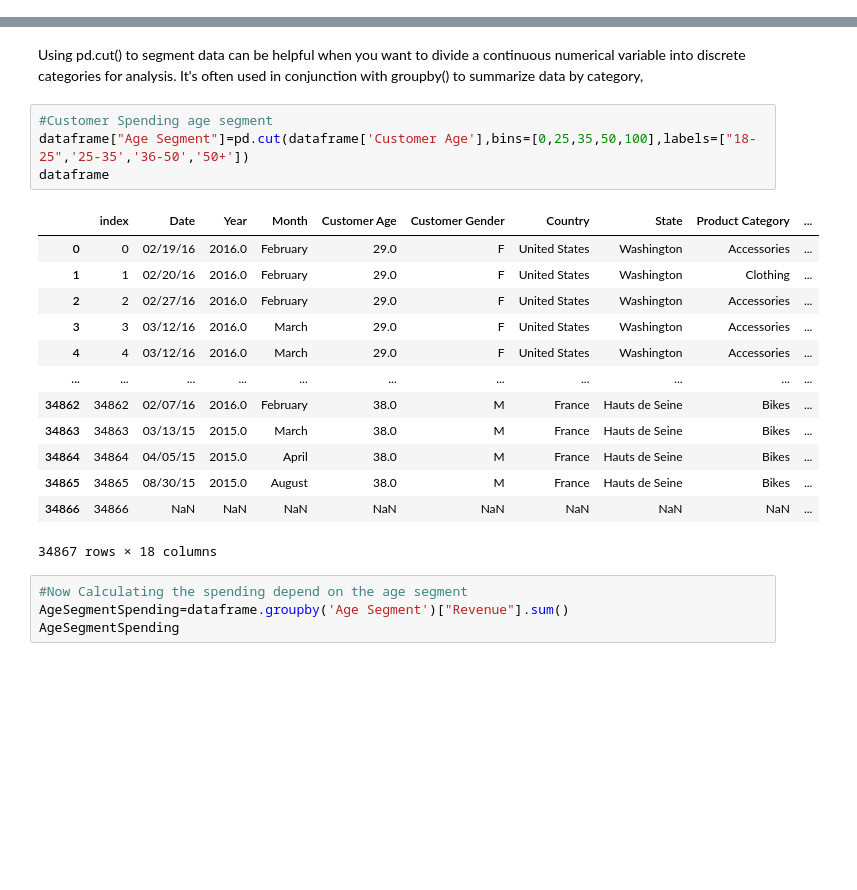
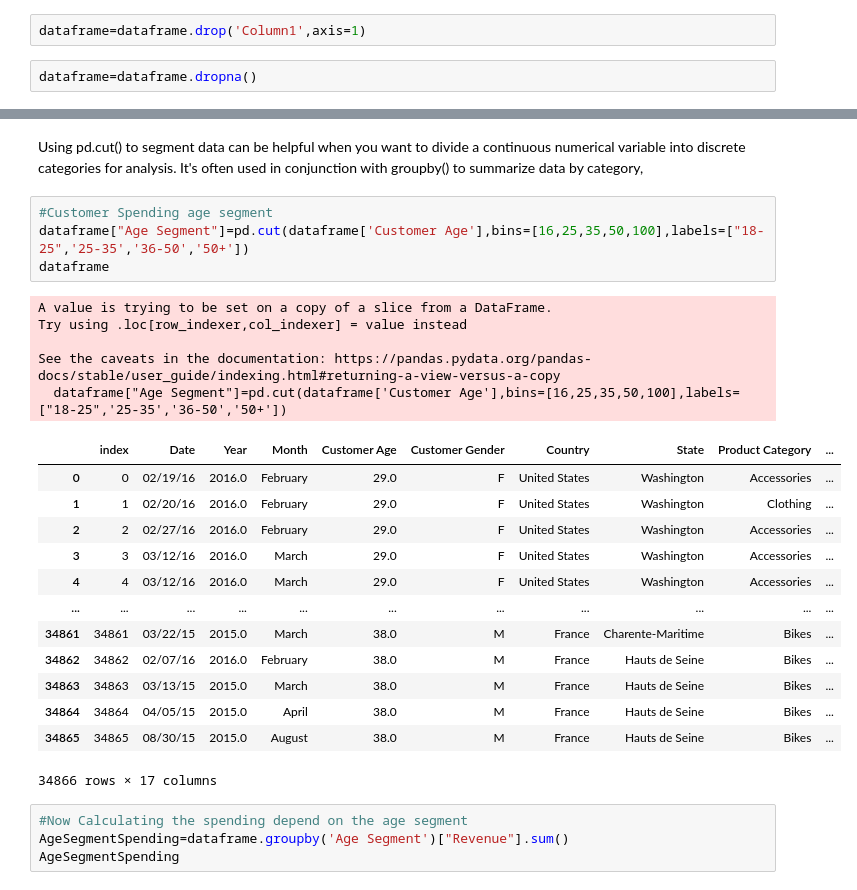
Before and after one commit to Taha028/Analyzing-Customer-Spending-Pattern, a Jupyter notebook: Analysis Of Customer Spending Pattern.ipynb, the cells around one changed output, grey strips where cells are left out. Cells and saved outputs as stored; diff of their text form; blank space fills up the shorter version.

```diff
--- a/Analysis Of Customer Spending Pattern.ipynb
+++ b/Analysis Of Customer Spending Pattern.ipynb
@@ -93,0 +95,4 @@ Steps For Solving this Question
+# %%
+dataframe=dataframe.drop('Column1',axis=1)
+# %%
+dataframe=dataframe.dropna()
@@ -95,22 +121,27 @@ Steps For Solving this Question
 Using pd.cut() to segment data can be helpful when you want to divide a continuous numerical variable into discrete categories for analysis. It's often used in conjunction with groupby() to summarize data by category,
 # %%
 #Customer Spending age segment
-dataframe["Age Segment"]=pd.cut(dataframe['Customer Age'],bins=[0,25,35,50,100],labels=["18-25",'25-35','36-50','50+'])
+dataframe["Age Segment"]=pd.cut(dataframe['Customer Age'],bins=[16,25,35,50,100],labels=["18-25",'25-35','36-50','50+'])
 dataframe
 # %% [output]
+A value is trying to be set on a copy of a slice from a DataFrame.
+Try using .loc[row_indexer,col_indexer] = value instead
+
+See the caveats in the documentation: https://pandas.pydata.org/pandas-docs/stable/user_guide/indexing.html#returning-a-view-versus-a-copy
+  dataframe["Age Segment"]=pd.cut(dataframe['Customer Age'],bins=[16,25,35,50,100],labels=["18-25",'25-35','36-50','50+'])
 |  | index | Date | Year | Month | Customer Age | Customer Gender | Country | State | Product Category | ... |
 | 0 | 0 | 02/19/16 | 2016.0 | February | 29.0 | F | United States | Washington | Accessories | ... |
 | 1 | 1 | 02/20/16 | 2016.0 | February | 29.0 | F | United States | Washington | Clothing | ... |
 | 2 | 2 | 02/27/16 | 2016.0 | February | 29.0 | F | United States | Washington | Accessories | ... |
 | 3 | 3 | 03/12/16 | 2016.0 | March | 29.0 | F | United States | Washington | Accessories | ... |
 | 4 | 4 | 03/12/16 | 2016.0 | March | 29.0 | F | United States | Washington | Accessories | ... |
 | ... | ... | ... | ... | ... | ... | ... | ... | ... | ... | ... |
+| 34861 | 34861 | 03/22/15 | 2015.0 | March | 38.0 | M | France | Charente-Maritime | Bikes | ... |
 | 34862 | 34862 | 02/07/16 | 2016.0 | February | 38.0 | M | France | Hauts de Seine | Bikes | ... |
 | 34863 | 34863 | 03/13/15 | 2015.0 | March | 38.0 | M | France | Hauts de Seine | Bikes | ... |
 | 34864 | 34864 | 04/05/15 | 2015.0 | April | 38.0 | M | France | Hauts de Seine | Bikes | ... |
 | 34865 | 34865 | 08/30/15 | 2015.0 | August | 38.0 | M | France | Hauts de Seine | Bikes | ... |
-| 34866 | 34866 | NaN | NaN | NaN | NaN | NaN | NaN | NaN | NaN | ... |
-34867 rows × 18 columns
+34866 rows × 17 columns
 # %%
 #Now Calculating the spending depend on the age segment
 AgeSegmentSpending=dataframe.groupby('Age Segment')["Revenue"].sum()
```
Also changed, not shown: parts of 32 cells of this notebook.
